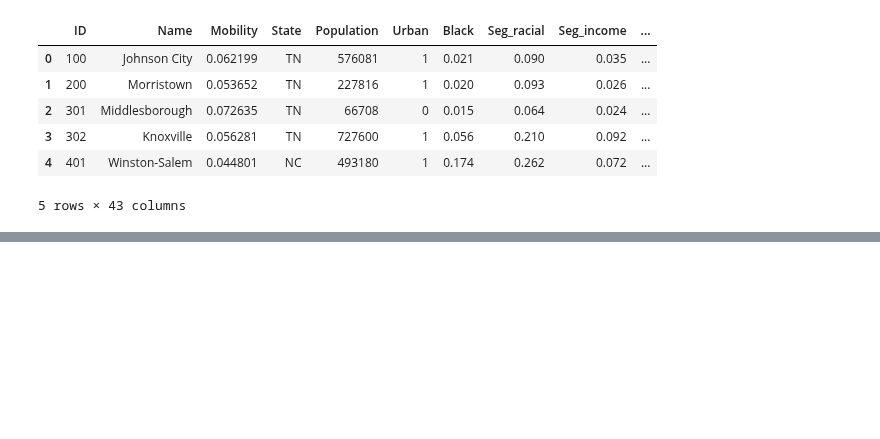
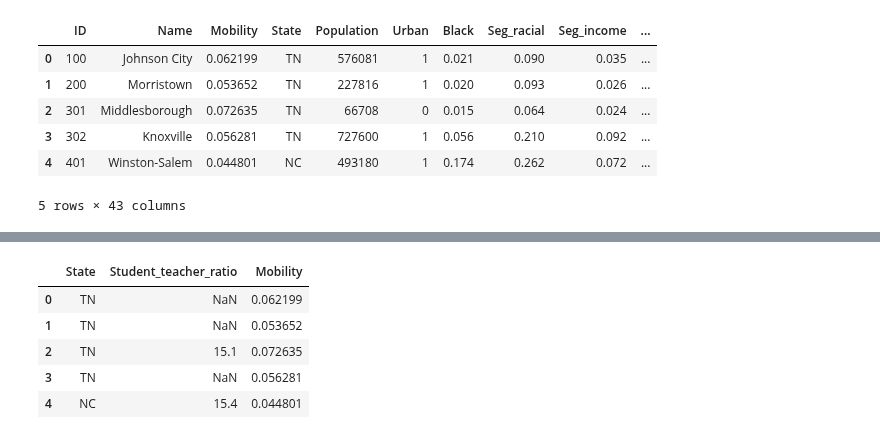
Before and after one commit to UIUC-iSchool-DataViz/is445_oauoag_fall2022, a Jupyter notebook: week12/inClass_week12.ipynb, the cells around one changed output, grey strips where cells are left out. Saved outputs shown, nothing was run; the diff lists cells and outputs as text; code cells hidden in the pictures; blank space fills up the shorter version.

```diff
--- a/week12/inClass_week12.ipynb
+++ b/week12/inClass_week12.ipynb
@@ -87,3 +87,14 @@ dashboard_local
 [interactive output not drawn]
 # %%
 dashboard_local.save(myJekyllSaveDir+'dashboard_all_in_altair_local.json')
+# %%
+mobility_subset = mobility[['State', 'Student_teacher_ratio', 'Mobility']]
+# %%
+mobility_subset.head()
+# %% [output]
+|  | State | Student_teacher_ratio | Mobility |
+| 0 | TN | NaN | 0.062199 |
+| 1 | TN | NaN | 0.053652 |
+| 2 | TN | 15.1 | 0.072635 |
+| 3 | TN | NaN | 0.056281 |
+| 4 | NC | 15.4 | 0.044801 |
```
Also changed, not shown: parts of 2 cells of this notebook, 1 other file.
